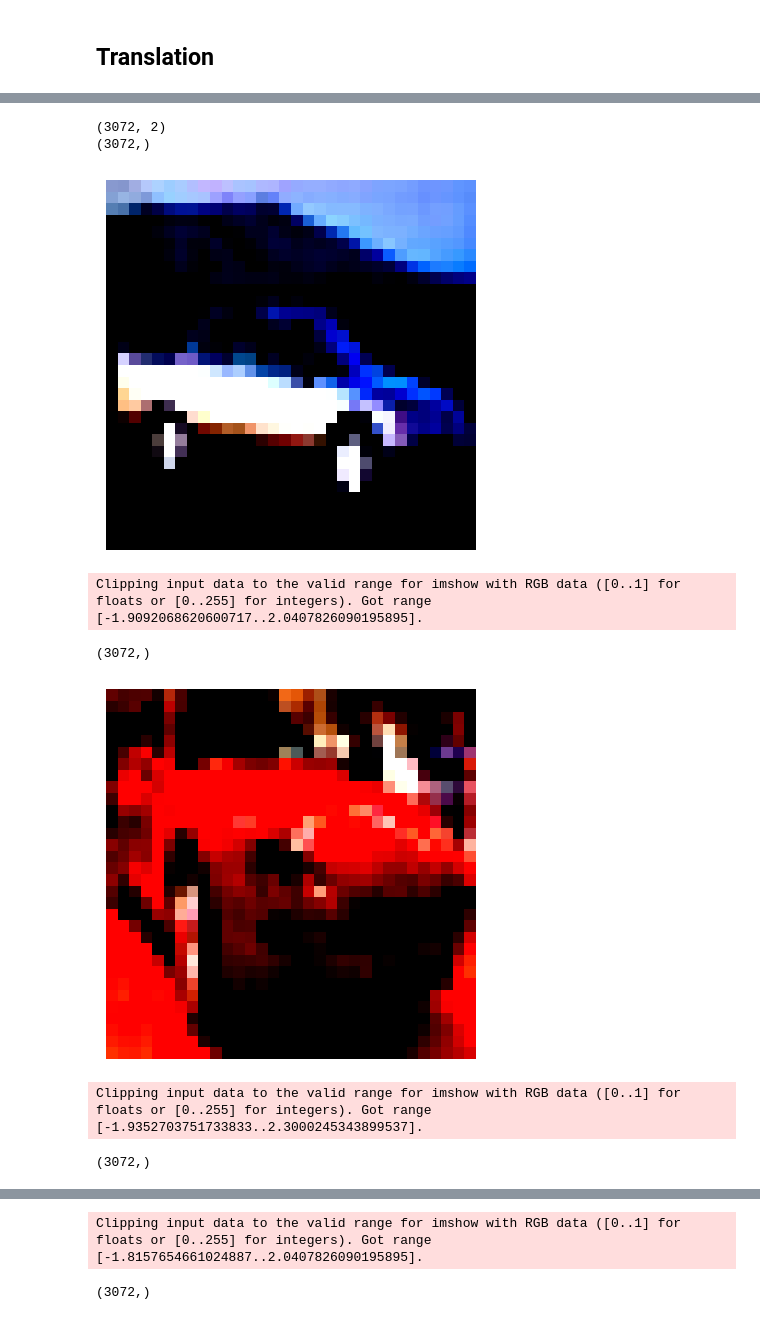
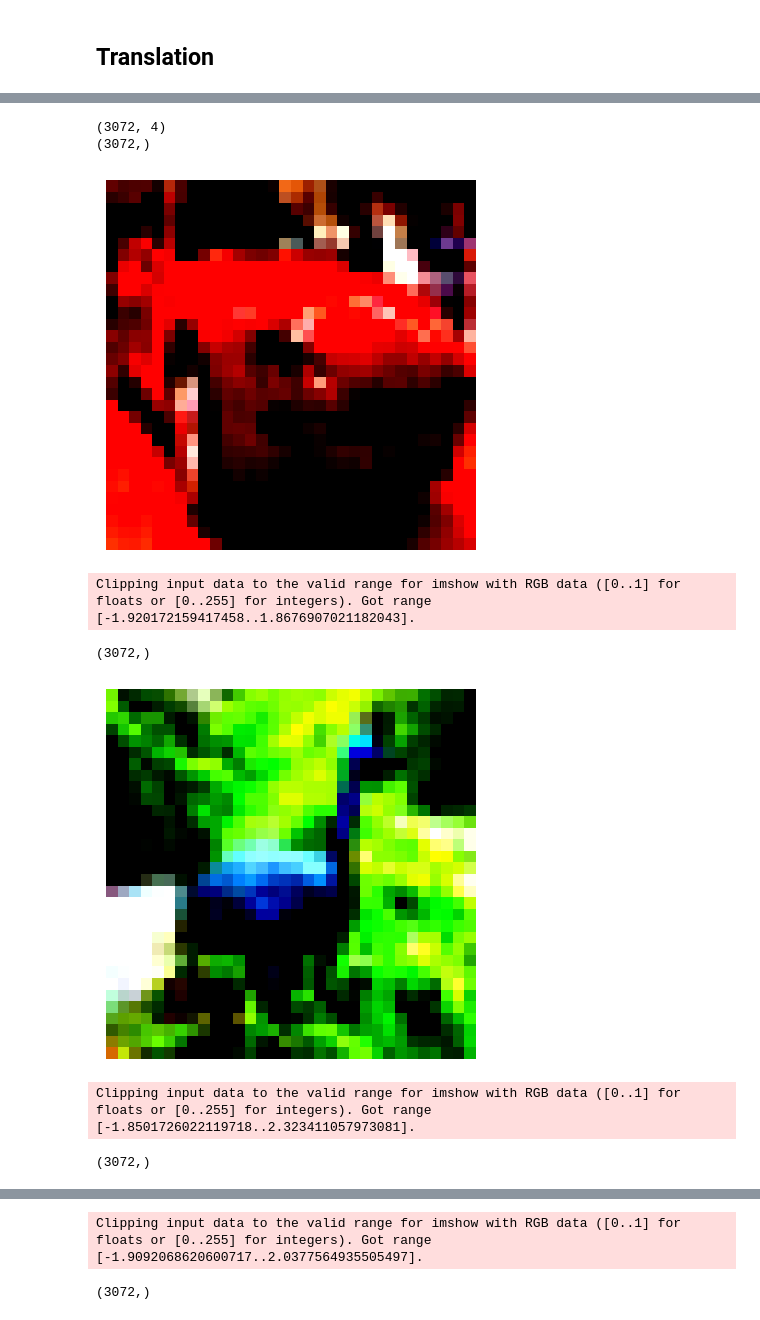
Before and after one commit to kahoujo1/DD2424-assignments, a Jupyter notebook: assignment2/src/optional.ipynb, the cells around one changed output, grey strips where cells are left out. Drawn from its saved outputs; the diff is of its cells as text; code cells hidden in the pictures.

```diff
--- a/assignment2/src/optional.ipynb
+++ b/assignment2/src/optional.ipynb
@@ -94,10 +94,10 @@ Max test accuracy:
 model = Model(32*32*3, 400, 10)
 optimizer = Optimizer(model, CrossEntropyLoss(), lr=1e-3, reg=1e-4, vertical_flip_prob=0.5)
 # test the horizontal flipping:
-xx = X_train[:,4:6]
+xx = X_train[:,5:9]
 print(xx.shape)
 xx_flipped = optimizer.translate_batch(xx)
-for i in range(2):
+for i in range(3):
     x = xx[:, i]
     print(x.shape)
     x = x.reshape((32, 32, 3), order='F')
@@ -105,7 +105,7 @@ for i in range(2):
     plt.imshow(x)
     plt.axis('off')
     plt.pause(0.1)
-for i in range(2):
+for i in range(3):
     x = xx_flipped[:, i]
     print(x.shape)
     x = x.reshape((32, 32, 3), order='F')
@@ -118,8 +118,8 @@ Clipping input data to the valid range for imshow with RGB data ([0..1] for floa
-(3072, 2)
+(3072, 4)
 (3072,)
-[figure, old version]
+[figure, new version]
-Clipping input data to the valid range for imshow with RGB data ([0..1] for floats or [0..255] for integers). Got range [-1.9092068620600717..2.0407826090195895].
+Clipping input data to the valid range for imshow with RGB data ([0..1] for floats or [0..255] for integers). Got range [-1.920172159417458..1.8676907021182043].
 (3072,)
-[figure, old version]
+[figure, new version]
-Clipping input data to the valid range for imshow with RGB data ([0..1] for floats or [0..255] for integers). Got range [-1.9352703751733833..2.3000245343899537].
+Clipping input data to the valid range for imshow with RGB data ([0..1] for floats or [0..255] for integers). Got range [-1.8501726022119718..2.323411057973081].
 (3072,)
@@ -127,2 +127,2 @@ Clipping input data to the valid range for imshow with RGB data ([0..1] for floa
-Clipping input data to the valid range for imshow with RGB data ([0..1] for floats or [0..255] for integers). Got range [-1.8157654661024887..2.0407826090195895].
+Clipping input data to the valid range for imshow with RGB data ([0..1] for floats or [0..255] for integers). Got range [-1.9092068620600717..2.0377564935505497].
 (3072,)
```
Also changed, not shown: parts of 6 cells of this notebook, 4 other files.
